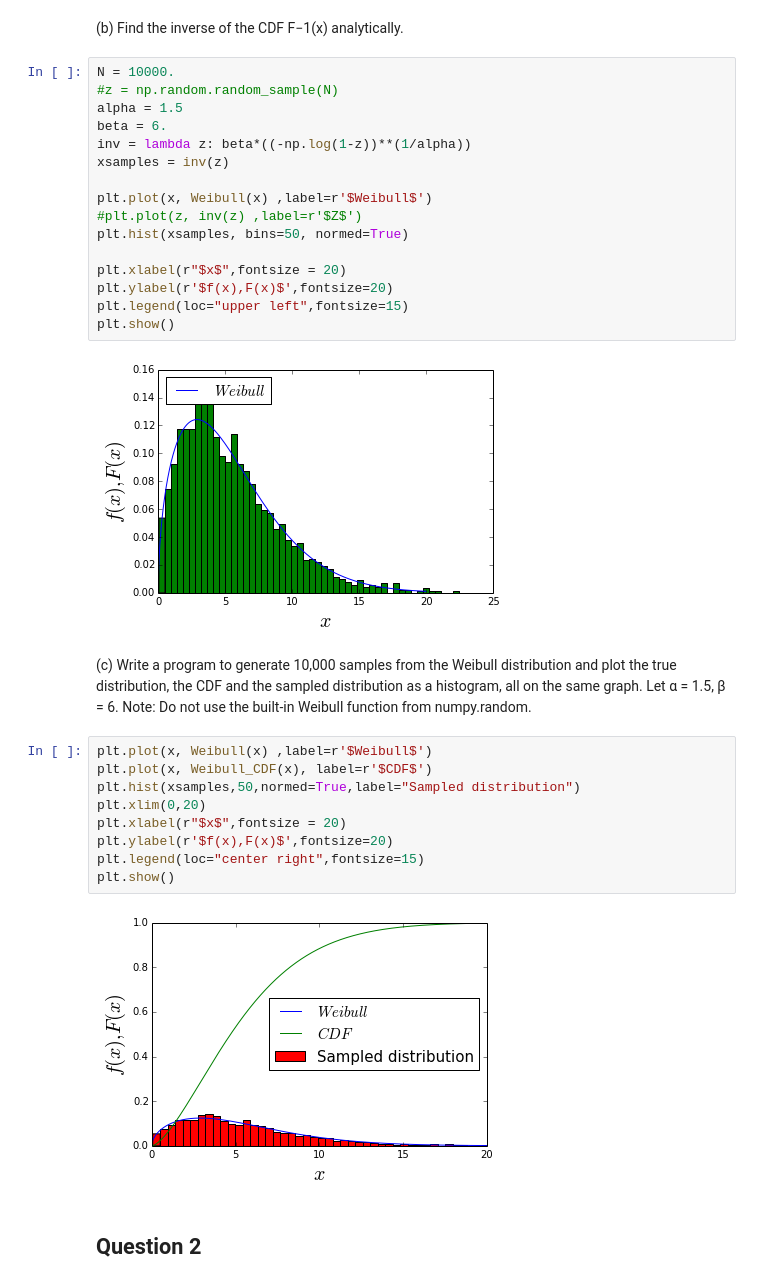
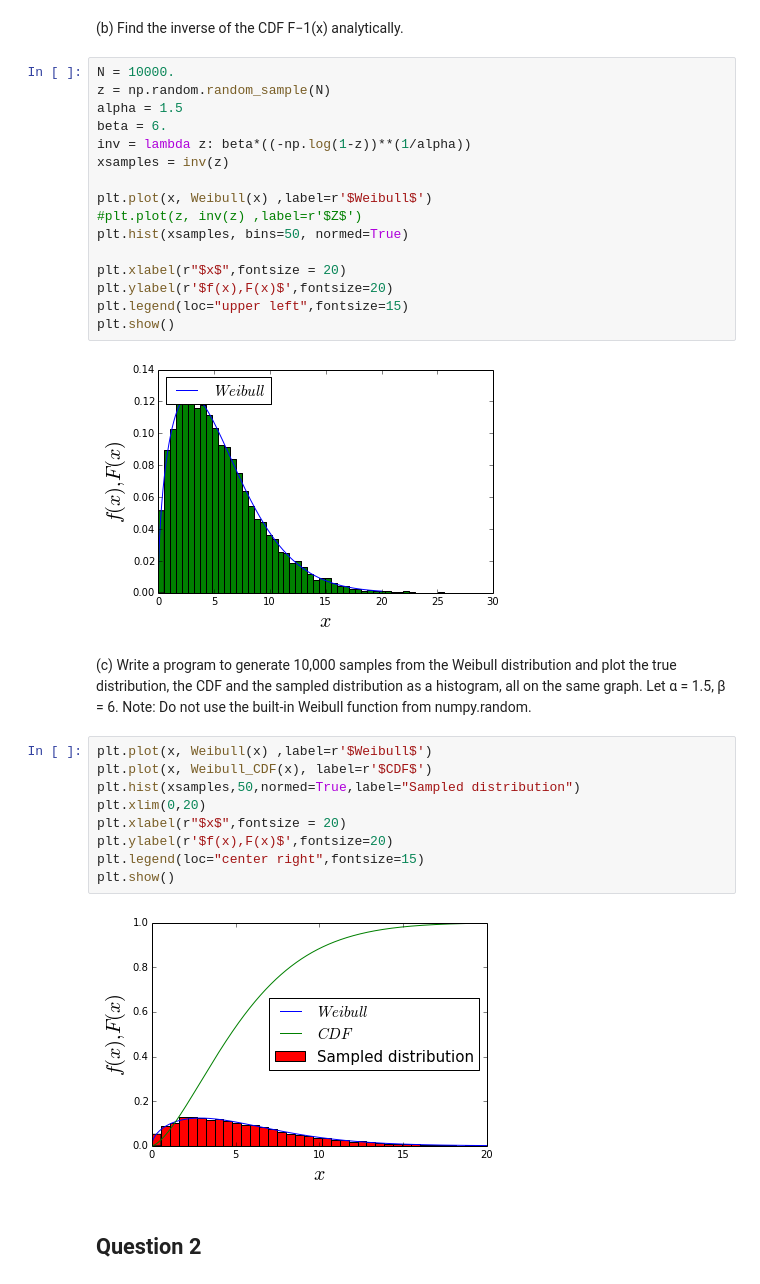
Before and after one commit to lhorowit/PHYS202-S14, a Jupyter notebook: SciPy/RandomAndMCExercises.ipynb, the cells around one changed output. Saved outputs shown, nothing was run; the diff lists cells and outputs as text.

```diff
--- a/SciPy/RandomAndMCExercises.ipynb
+++ b/SciPy/RandomAndMCExercises.ipynb
@@ -61,22 +59,22 @@ plt.show()
 (b) Find the inverse of the CDF F−1(x) analytically.
 # %%
 N = 10000.
-#z = np.random.random_sample(N)
+z = np.random.random_sample(N)
 alpha = 1.5
 beta = 6.
 inv = lambda z: beta*((-np.log(1-z))**(1/alpha))
 xsamples = inv(z)
 
 plt.plot(x, Weibull(x) ,label=r'$Weibull$')
 #plt.plot(z, inv(z) ,label=r'$Z$')
 plt.hist(xsamples, bins=50, normed=True)
 
 plt.xlabel(r"$x$",fontsize = 20)
 plt.ylabel(r'$f(x),F(x)$',fontsize=20)
 plt.legend(loc="upper left",fontsize=15)
 plt.show()
 # %% [output]
-[figure, old version]
+[figure, new version]
 # %% [markdown]
 (c) Write a program to generate 10,000 samples from the Weibull distribution and plot the true distribution, the CDF and the sampled distribution as a histogram, all on the same graph. Let α = 1.5, β = 6.
 Note: Do not use the built-in Weibull function from numpy.random.
@@ -90,7 +88,7 @@ plt.ylabel(r'$f(x),F(x)$',fontsize=20)
 plt.legend(loc="center right",fontsize=15)
 plt.show()
 # %% [output]
-[figure, old version]
+[figure, new version]
 # %% [markdown]
 ## Question 2
 # %% [markdown]
```
Also changed, not shown: parts of 11 cells of this notebook, 1 other file.
